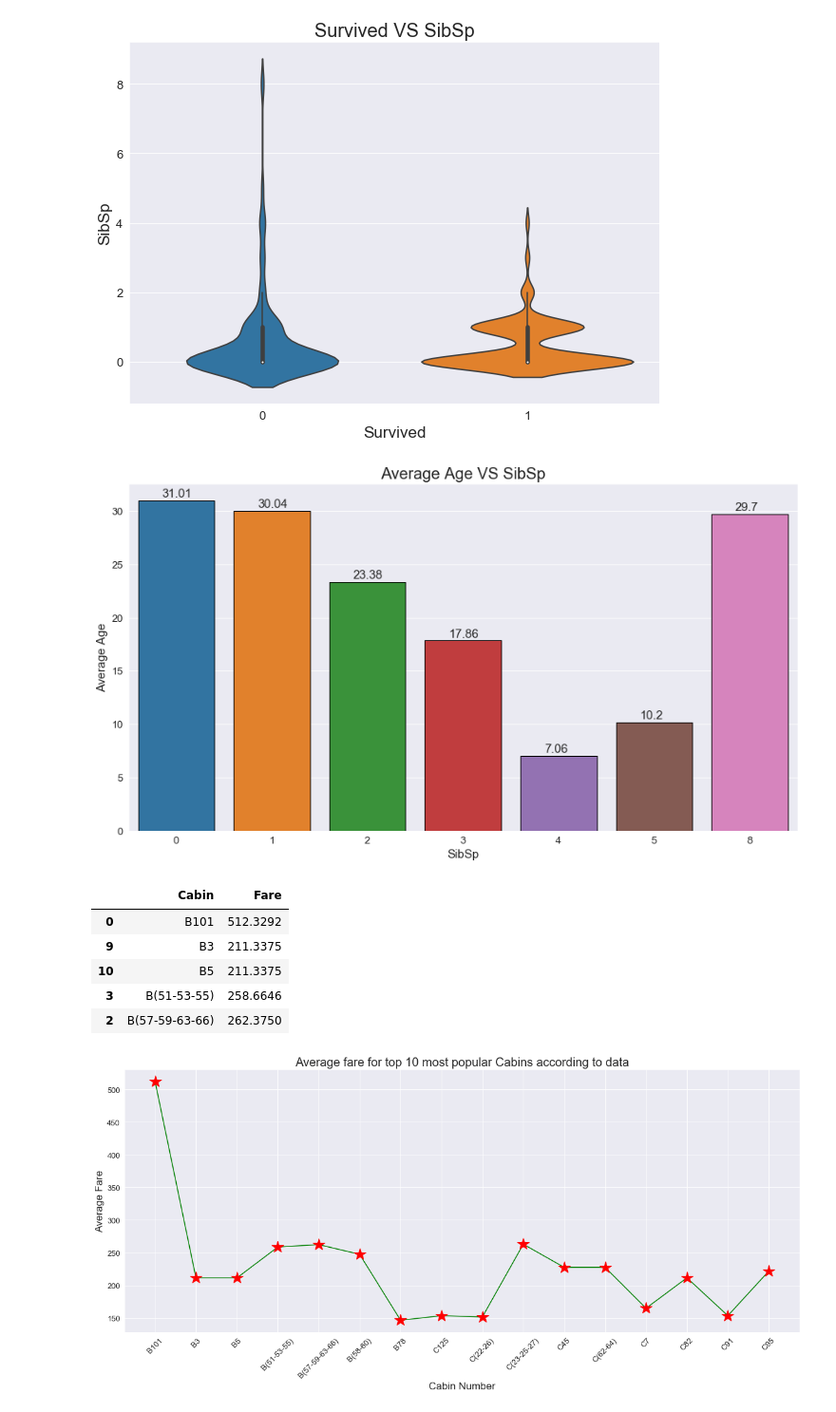
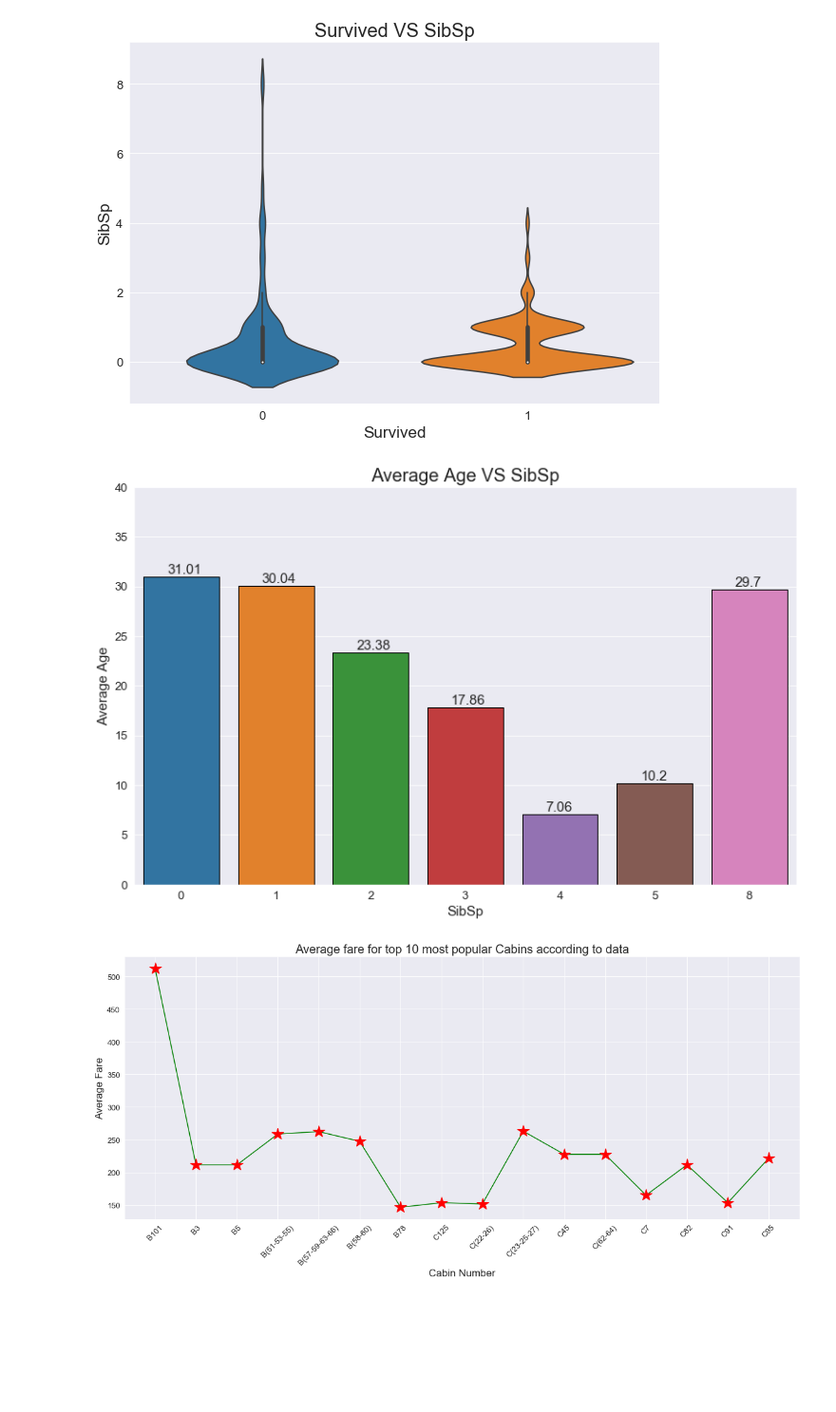
Before and after one commit to KJKR73/Titanic-Dset, a Jupyter notebook: Titanic Dataset Visual.ipynb, the cells around one changed output. Shown at 95% size. Drawn from its saved outputs; the diff is of its cells as text; code cells hidden in the pictures; blank space fills up the shorter version.

```diff
--- a/Titanic Dataset Visual.ipynb
+++ b/Titanic Dataset Visual.ipynb
@@ -189,0 +229,21 @@ Text(0, 0.5, 'Count')
+# %%
+fig,axes = plt.subplots(1,2, figsize = (15,7))
+a = axes[0].bar(temp_title.value_counts().index, height=temp_title.value_counts().values, color=['red','green','yellow','blue'],
+       edgecolor = 'Black')
+axes[0].set_xlabel('Title', fontdict={'fontsize':15})
+axes[0].set_ylabel('Count', fontdict={'fontsize':15})
+axes[0].set_title('Title(Survived and Not Survived) vs Count', fontdict={'fontsize':19})
+axes[0].tick_params(labelsize = 13)
+axes[0].set_yticks(range(0,800,100))
+for ax in a.patches:
+    axes[0].text(ax.get_x() + 0.25, ax.get_height() + 5, str(round(ax.get_height(), 2)), fontdict={'fontsize':14})
+
+b = axes[1].bar(survived_title.value_counts().index, height=survived_title.value_counts().values, color=['red','green','yellow','blue'],
+       edgecolor = 'Black')
+axes[1].set_xlabel('Title', fontdict={'fontsize':15})
+axes[1].set_ylabel('Count', fontdict={'fontsize':15})
+axes[1].set_title('Title(Suvived) vs Count', fontdict={'fontsize':19})
+axes[1].tick_params(labelsize = 13)
+axes[1].set_yticks(range(0,180,20))
+for ax in b.patches:
+    axes[1].text(ax.get_x() + 0.25, ax.get_height() + 2, str(round(ax.get_height(), 2)), fontdict={'fontsize':14})
@@ -215,18 +278,19 @@ plt.title('Survived VS SibSp', fontdict={'fontsize':20})
 Text(0.5, 1.0, 'Survived VS SibSp')
 [figure]
 # %%
-plt.figure(figsize = (15,8))
+plt.figure(figsize = (13,8))
 axes= sns.barplot(x = sorted(dataset['SibSp'].unique()), y = 'Age', data = dataset[['Age', 'SibSp']].groupby('SibSp').mean(),
                  linewidth = 1, edgecolor = 'black')
 for ax in axes.patches:
     plt.text(ax.get_x() + 0.25, ax.get_height() + 0.3, str(round(ax.get_height(), 2)), fontsize = 15)
 plt.xlabel('SibSp', fontdict = {'fontsize':15})
 plt.ylabel('Average Age', fontdict = {'fontsize':15})
+plt.yticks(range(0,45,5))
 plt.tick_params(labelsize = 13)
 plt.title('Average Age VS SibSp', fontdict = {'fontsize':20})
 plt.show()
 # %% [output]
-[figure, old version]
+[figure, new version]
 # %%
 fare_cabin = dataset[['Cabin', 'Fare']].groupby(by = 'Cabin').mean()
 fare_cabin = fare_cabin.sort_values(by = 'Fare', ascending = False)
@@ -243,14 +307,6 @@ def label_encoder(string):
     return label
 
 fare_cabin['Cabin'] = fare_cabin['Cabin'].apply(label_encoder)
-fare_cabin.head()
-# %% [output]
-|  | Cabin | Fare |
-| 0 | B101 | 512.3292 |
-| 9 | B3 | 211.3375 |
-| 10 | B5 | 211.3375 |
-| 3 | B(51-53-55) | 258.6646 |
-| 2 | B(57-59-63-66) | 262.3750 |
 # %%
 plt.figure(figsize = (20,8))
 plt.plot(fare_cabin['Cabin'], fare_cabin['Fare'], color = 'Green')
```
Also changed, not shown: parts of 32 cells of this notebook.
